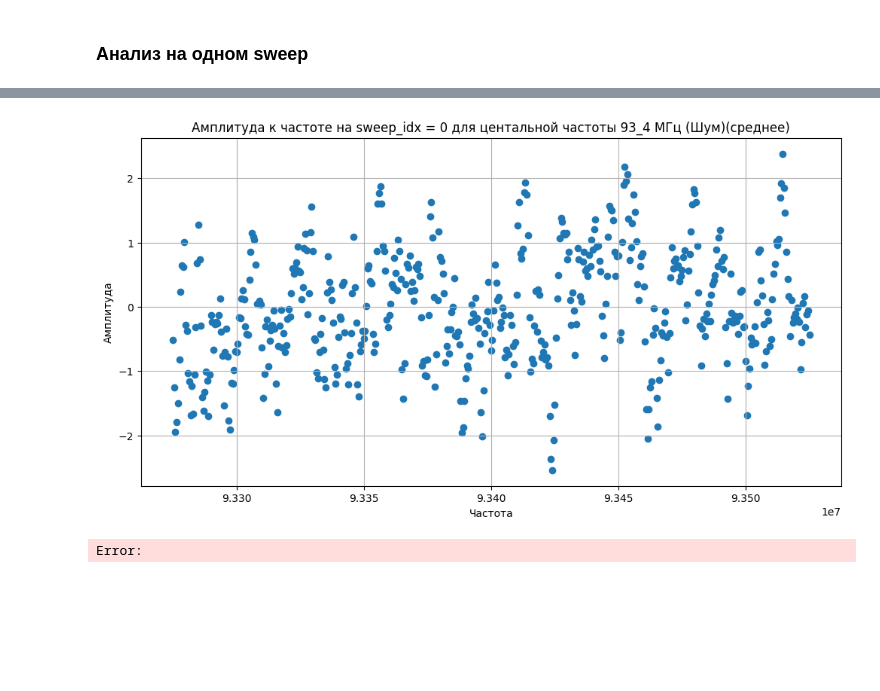
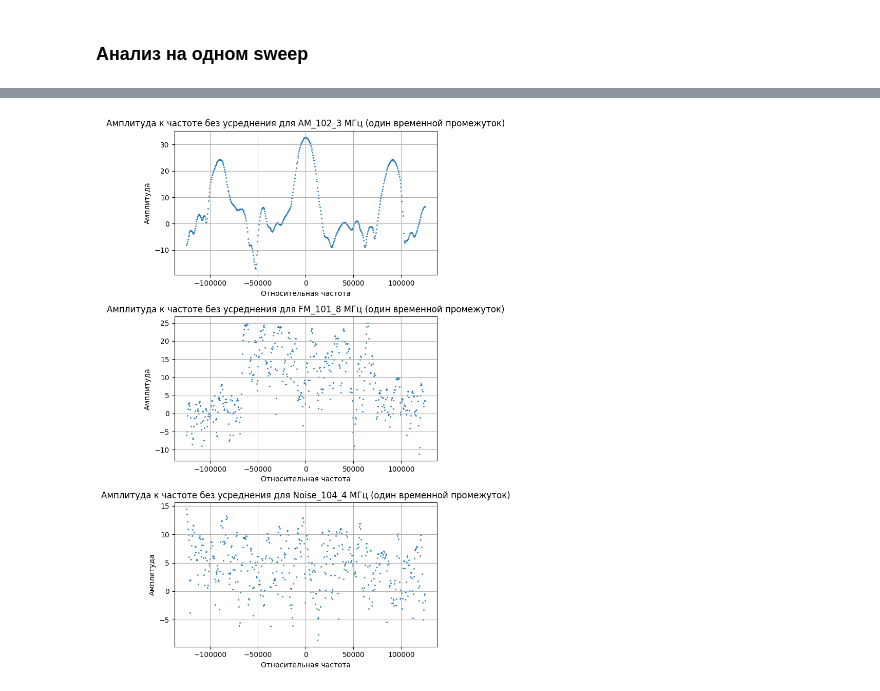
Before and after one commit to Mister-0-Zero/classification-of-signals, a Jupyter notebook: research.ipynb, the cells around one changed output, grey strips where cells are left out. Cells and saved outputs as stored; diff of their text form; code cells hidden in the pictures; blank space fills up the shorter version.

```diff
--- a/research.ipynb
+++ b/research.ipynb
@@ -28,20 +11,0 @@ df
-# %%
-params = [
-    {
-
-    }
-]
-def plotSpectrogramm(params_graph):
-    fig, axes = plt.subplots(ncols=len(params_graph), nrows=1)
-
-    for param in params_graph:
-
-        freq = am1[am1["sweep_idx"] == 0]["frequency_hz"]
-        amp  = am1[am1["sweep_idx"] == 0]["amplitude_dbm"]
-
-        plt.scatter(freq, amp)
-        plt.ylabel("Амплитуда")
-        plt.xlabel("Частота")
-        plt.title("Амплитуда к частоте на sweep_idx = 0 для центальной частоты 102_2 МГц (Амплитудная модуляция)")
-        plt.grid()
-        plt.show()
@@ -146,15 +49,33 @@ plt.show()
-# %%
-plt.figure(figsize=(12, 6))
-
-freq = n1[n1["sweep_idx"] == 0]["frequency_hz"]
-amp  = n1[n1["sweep_idx"] < 30].groupby("frequency_hz")["amplitude_dbm"].mean()
-
-plt.scatter(freq, amp)
-plt.ylabel("Амплитуда")
-plt.xlabel("Частота")
-plt.title("Амплитуда к частоте на sweep_idx = 0 для центальной частоты 93_4 МГц (Шум)(среднее)")
-plt.grid()
-plt.show()
-# %% [output]
-[figure, removed]
-Error:
+# %%
+kol_sweep = 0
+am_sample = "AM_102_3"
+fm_sample = "FM_101_8"
+noise_sample = "Noise_104_4"
+
+params = [
+    {
+        "sample_group_name" : am_sample,
+        "sweep_idx": kol_sweep,
+        "title": f"Амплитуда к частоте без усреднения для {am_sample} МГц (один временной промежуток)",
+        "ylabel": "Амплитуда",
+        "xlabel": "Относительная частота"
+    },
+    {
+        "sample_group_name" : fm_sample,
+        "sweep_idx": kol_sweep,
+        "title": f"Амплитуда к частоте без усреднения для {fm_sample} МГц (один временной промежуток)",
+        "ylabel": "Амплитуда",
+        "xlabel": "Относительная частота"
+    },
+    {
+        "sample_group_name" : noise_sample,
+        "sweep_idx": kol_sweep,
+        "title": f"Амплитуда к частоте без усреднения для {noise_sample} МГц (один временной промежуток)",
+        "ylabel": "Амплитуда",
+        "xlabel": "Относительная частота"
+    }
+]
+
+plotSpectrogramm(df, params)
+# %% [output]
+[figure, added]
```
Also changed, not shown: parts of 20 cells of this notebook, 2 other files.
